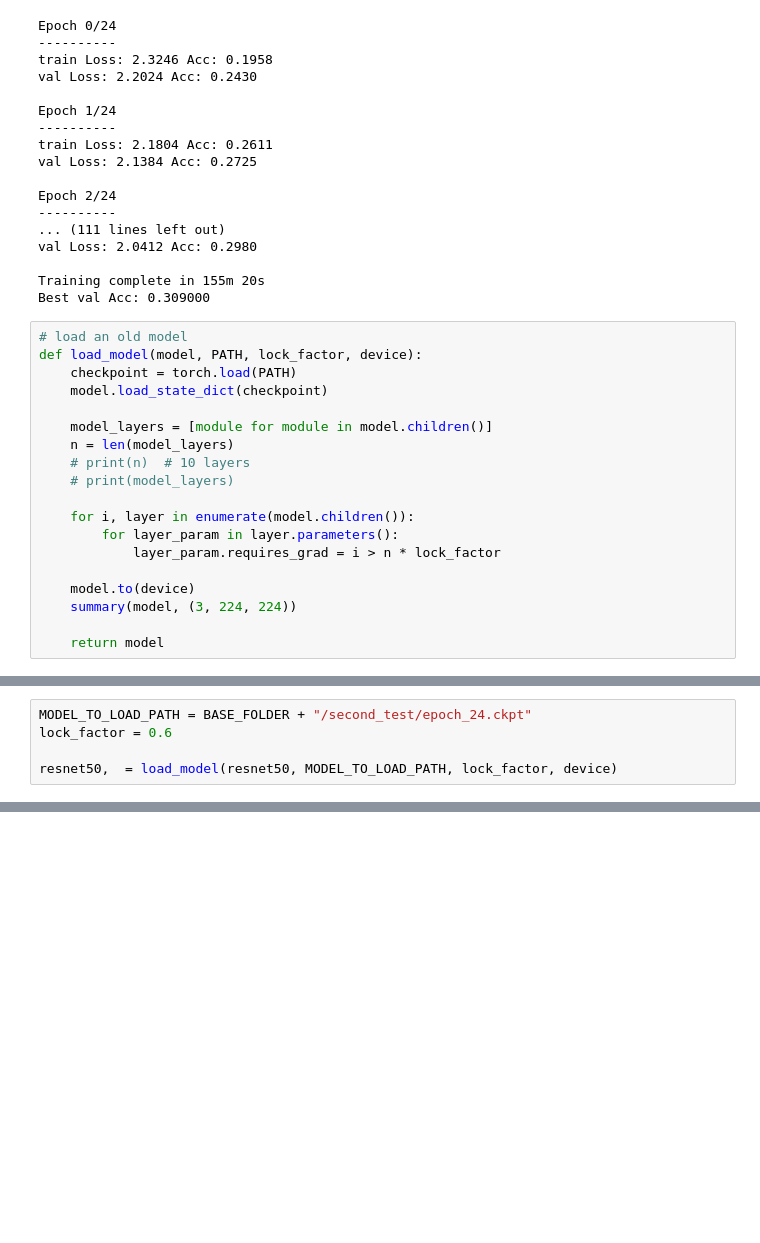
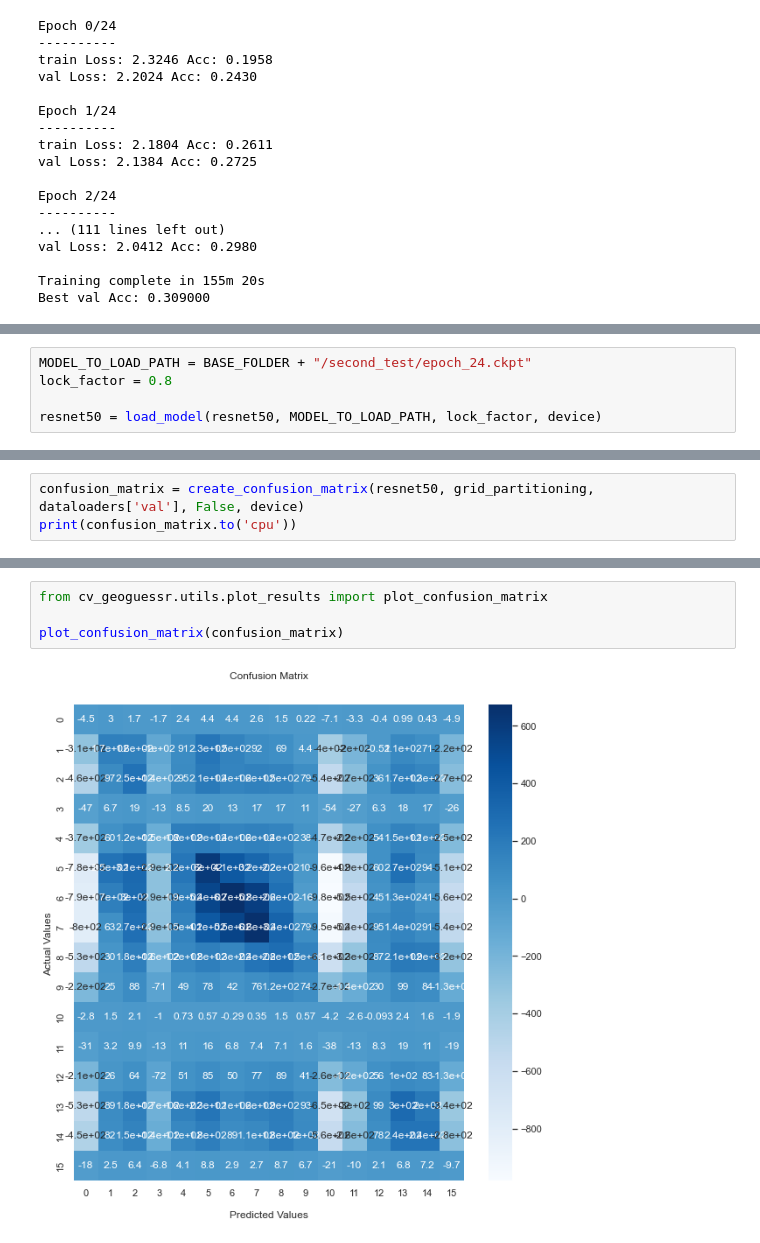
Before and after one commit to JLuij/CV-GeoGuessr, a Jupyter notebook: notebooks/ResNet50.ipynb, the cells around one changed output, grey strips where cells are left out. Cells and saved outputs as stored; diff of their text form; blank space fills up the shorter version.

```diff
--- a/notebooks/ResNet50.ipynb
+++ b/notebooks/ResNet50.ipynb
@@ -371,22 +375,3 @@ val Loss: 2.0412 Acc: 0.2980
 
 Training complete in 155m 20s
 Best val Acc: 0.309000
-# %%
-# load an old model
-def load_model(model, PATH, lock_factor, device):
-    checkpoint = torch.load(PATH)
-    model.load_state_dict(checkpoint)
-
-    model_layers = [module for module in model.children()]
-    n = len(model_layers)
-    # print(n)  # 10 layers
-    # print(model_layers)
-
-    for i, layer in enumerate(model.children()):
-        for layer_param in layer.parameters():
-            layer_param.requires_grad = i > n * lock_factor
-
-    model.to(device)
-    summary(model, (3, 224, 224))
-
-    return model
@@ -393,6 +477,6 @@ def load_model(model, PATH, lock_factor, device):
 # %%
 MODEL_TO_LOAD_PATH = BASE_FOLDER + "/second_test/epoch_24.ckpt"
-lock_factor = 0.6
+lock_factor = 0.8
 
-resnet50,  = load_model(resnet50, MODEL_TO_LOAD_PATH, lock_factor, device)
+resnet50 = load_model(resnet50, MODEL_TO_LOAD_PATH, lock_factor, device)
 # %% [output]
@@ -439,0 +558,3 @@ Best val Acc: 0.354500
+# %%
+confusion_matrix = create_confusion_matrix(resnet50, grid_partitioning, dataloaders['val'], False, device)
+print(confusion_matrix.to('cpu'))
@@ -439,0 +579,6 @@ Best val Acc: 0.354500
+# %%
+from cv_geoguessr.utils.plot_results import plot_confusion_matrix
+
+plot_confusion_matrix(confusion_matrix)
+# %% [output]
+[figure, added]
```
Also changed, not shown: parts of 19 cells of this notebook, 3 other files.
